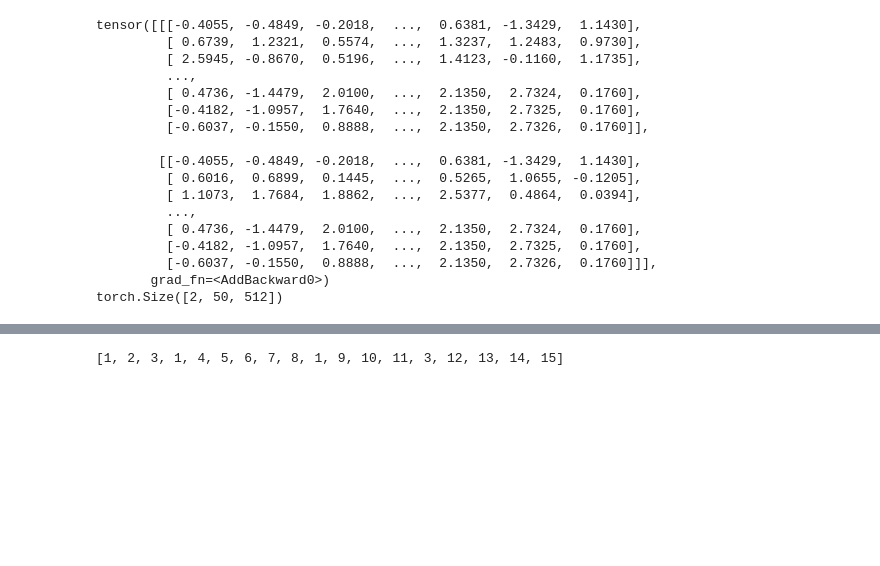
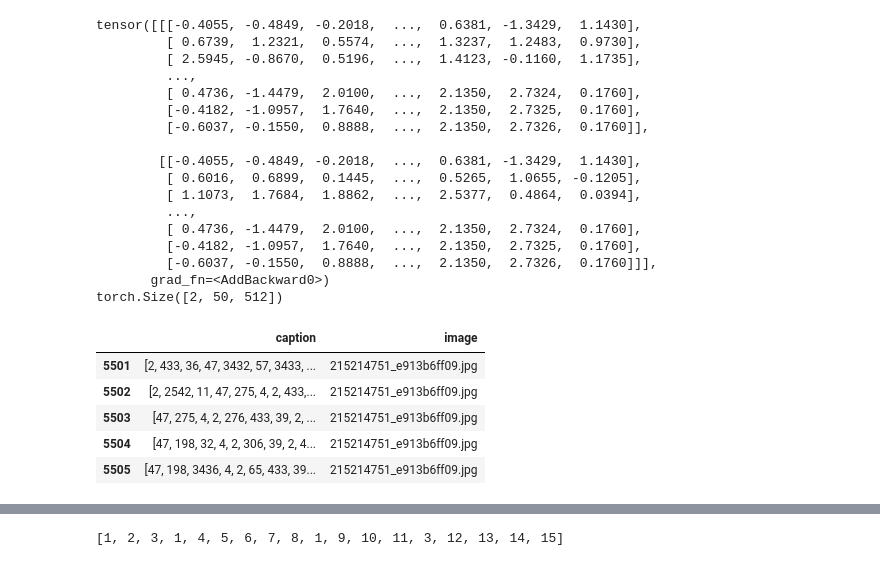
Before and after one commit to Shubhpatel40/image_captioning, a Jupyter notebook: image_captioning_using_custom_transformer.ipynb, the cells around one changed output, grey strips where cells are left out. Cells and saved outputs as stored; diff of their text form; code cells hidden in the pictures; blank space fills up the shorter version.

```diff
--- a/image_captioning_using_custom_transformer.ipynb
+++ b/image_captioning_using_custom_transformer.ipynb
@@ -1015,3 +1158,12 @@ tensor([[[-0.4055, -0.4849, -0.2018,  ...,  0.6381, -1.3429,  1.1430],
          [-0.6037, -0.1550,  0.8888,  ...,  2.1350,  2.7326,  0.1760]]],
        grad_fn=<AddBackward0>)
 torch.Size([2, 50, 512])
+# %%
+df[df['image']=="215214751_e913b6ff09.jpg"]
+# %% [output]
+|  | caption | image |
+| 5501 | [2, 433, 36, 47, 3432, 57, 3433, ... | 215214751_e913b6ff09.jpg |
+| 5502 | [2, 2542, 11, 47, 275, 4, 2, 433,... | 215214751_e913b6ff09.jpg |
+| 5503 | [47, 275, 4, 2, 276, 433, 39, 2, ... | 215214751_e913b6ff09.jpg |
+| 5504 | [47, 198, 32, 4, 2, 306, 39, 2, 4... | 215214751_e913b6ff09.jpg |
+| 5505 | [47, 198, 3436, 4, 2, 65, 433, 39... | 215214751_e913b6ff09.jpg |
```
Also changed, not shown: parts of 30 cells of this notebook.
